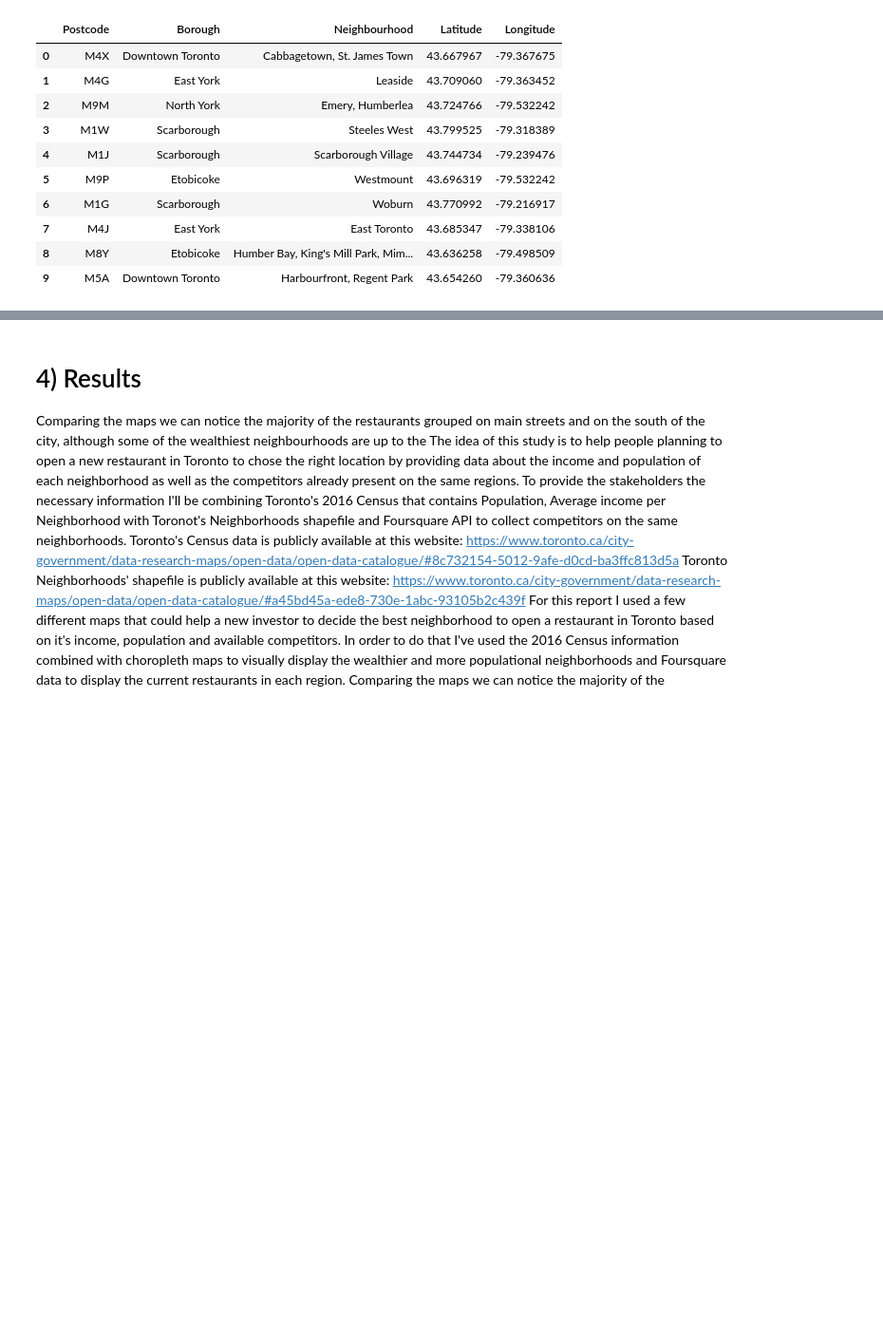
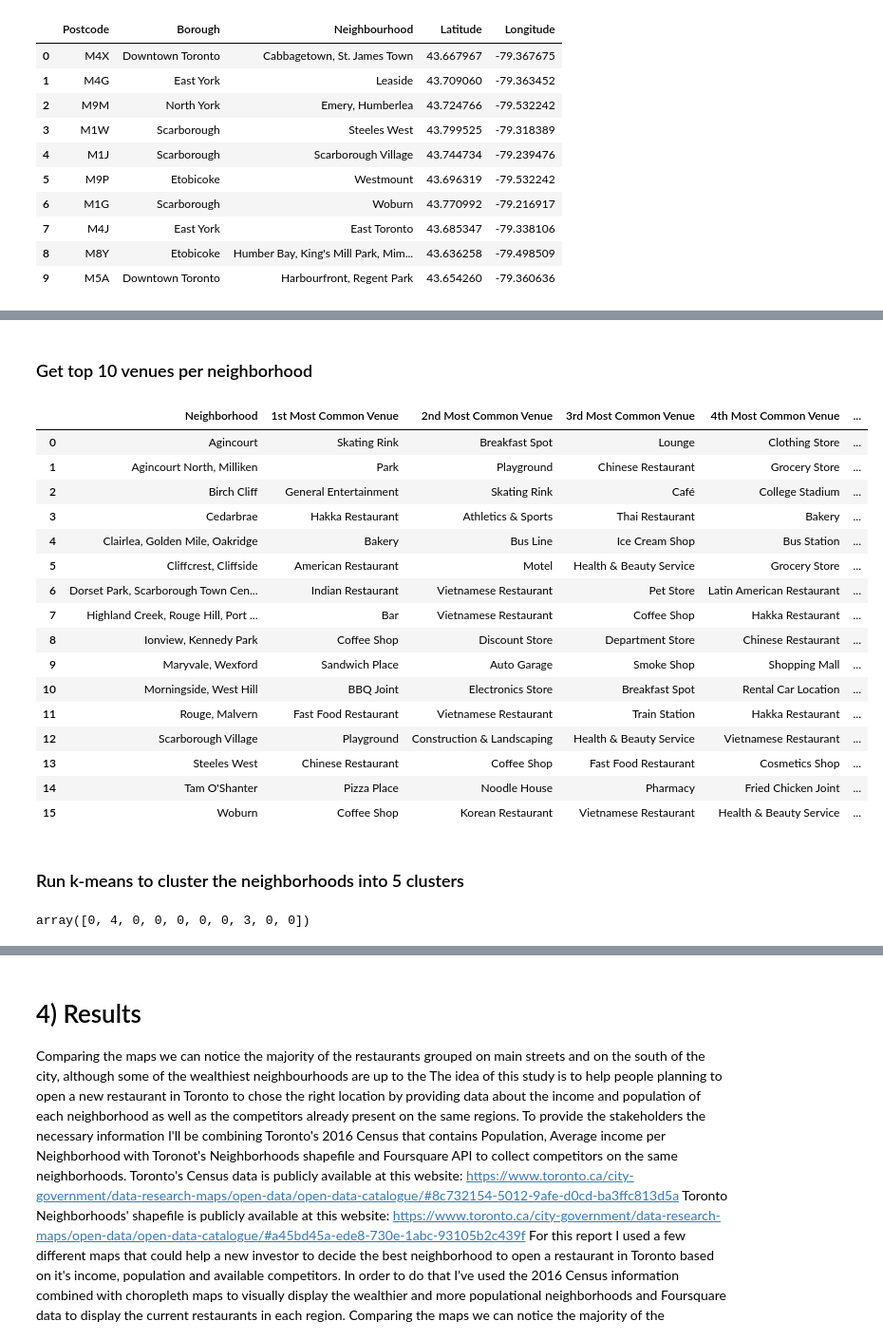
Before and after one commit to vishalraunaksingh/Coursera_Capstone, a Jupyter notebook: final notebook.ipynb, the cells around one changed output, grey strips where cells are left out. Shown: that part at 95% size. Saved outputs shown, nothing was run; the diff lists cells and outputs as text; code cells hidden in the pictures; blank space fills up the shorter version.

```diff
--- a/final notebook.ipynb
+++ b/final notebook.ipynb
@@ -206,0 +517,12 @@ df_toronto.head(10)
+# %%
+# one hot encoding
+scarb_onehot = pd.get_dummies(scarborough_venues[['Venue Category']], prefix="", prefix_sep="")
+
+# add neighborhood column back to dataframe
+scarb_onehot['Neighborhood'] = scarborough_venues['Neighborhood']
+
+# move neighborhood column to the first column
+fixed_columns = [scarb_onehot.columns[-1]] + list(scarb_onehot.columns[:-1])
+scarb_onehot = scarb_onehot[fixed_columns]
+
+scarb_onehot.head()
@@ -206,0 +552,2 @@ df_toronto.head(10)
+# %% [markdown]
+### Get top 10 venues per neighborhood
@@ -206,0 +560,61 @@ df_toronto.head(10)
+# %%
+num_top_venues = 10
+
+indicators = ['st', 'nd', 'rd']
+
+# create columns according to number of top venues
+columns = ['Neighborhood']
+for ind in np.arange(num_top_venues):
+    try:
+        columns.append('{}{} Most Common Venue'.format(ind+1, indicators[ind]))
+    except:
+        columns.append('{}th Most Common Venue'.format(ind+1))
+
+# create a new dataframe
+neighborhoods_venues_sorted = pd.DataFrame(columns=columns)
+neighborhoods_venues_sorted['Neighborhood'] = scarb_grouped['Neighborhood']
+
+for ind in np.arange(scarb_grouped.shape[0]):
+    neighborhoods_venues_sorted.iloc[ind, 1:] = return_most_common_venues(scarb_grouped.iloc[ind, :], num_top_venues)
+
+neighborhoods_venues_sorted
+# %% [output]
+|  | Neighborhood | 1st Most Common Venue | 2nd Most Common Venue | 3rd Most Common Venue | 4th Most Common Venue | ... |
+| 0 | Agincourt | Skating Rink | Breakfast Spot | Lounge | Clothing Store | ... |
+| 1 | Agincourt North, Milliken | Park | Playground | Chinese Restaurant | Grocery Store | ... |
+| 2 | Birch Cliff | General Entertainment | Skating Rink | Café | College Stadium | ... |
+| 3 | Cedarbrae | Hakka Restaurant | Athletics & Sports | Thai Restaurant | Bakery | ... |
+| 4 | Clairlea, Golden Mile, Oakridge | Bakery | Bus Line | Ice Cream Shop | Bus Station | ... |
+| 5 | Cliffcrest, Cliffside | American Restaurant | Motel | Health & Beauty Service | Grocery Store | ... |
+| 6 | Dorset Park, Scarborough Town Cen... | Indian Restaurant | Vietnamese Restaurant | Pet Store | Latin American Restaurant | ... |
+| 7 | Highland Creek, Rouge Hill, Port ... | Bar | Vietnamese Restaurant | Coffee Shop | Hakka Restaurant | ... |
+| 8 | Ionview, Kennedy Park | Coffee Shop | Discount Store | Department Store | Chinese Restaurant | ... |
+| 9 | Maryvale, Wexford | Sandwich Place | Auto Garage | Smoke Shop | Shopping Mall | ... |
+| 10 | Morningside, West Hill | BBQ Joint | Electronics Store | Breakfast Spot | Rental Car Location | ... |
+| 11 | Rouge, Malvern | Fast Food Restaurant | Vietnamese Restaurant | Train Station | Hakka Restaurant | ... |
+| 12 | Scarborough Village | Playground | Construction & Landscaping | Health & Beauty Service | Vietnamese Restaurant | ... |
+| 13 | Steeles West | Chinese Restaurant | Coffee Shop | Fast Food Restaurant | Cosmetics Shop | ... |
+| 14 | Tam O'Shanter | Pizza Place | Noodle House | Pharmacy | Fried Chicken Joint | ... |
+| 15 | Woburn | Coffee Shop | Korean Restaurant | Vietnamese Restaurant | Health & Beauty Service | ... |
+# %% [markdown]
+### Run k-means to cluster the neighborhoods into 5 clusters
+# %%
+# import k-means from clustering stage
+from sklearn.cluster import KMeans
+
+scarb_data = scarborough_data.drop(16)
+# set number of clusters
+kclusters = 5
+
+scarb_grouped_clustering = scarb_grouped.drop('Neighborhood', 1)
+
+
+# run k-means clustering
+kmeans = KMeans(n_clusters=kclusters, random_state=0).fit(scarb_grouped_clustering)
+
+# check cluster labels generated for each row in the dataframe
+kmeans.labels_[0:10]
+#len(kmeans.labels_)#=16
+#scarborough_data.shape
+# %% [output]
+array([0, 4, 0, 0, 0, 0, 0, 3, 0, 0])
```
Also changed, not shown: parts of 40 cells of this notebook.
